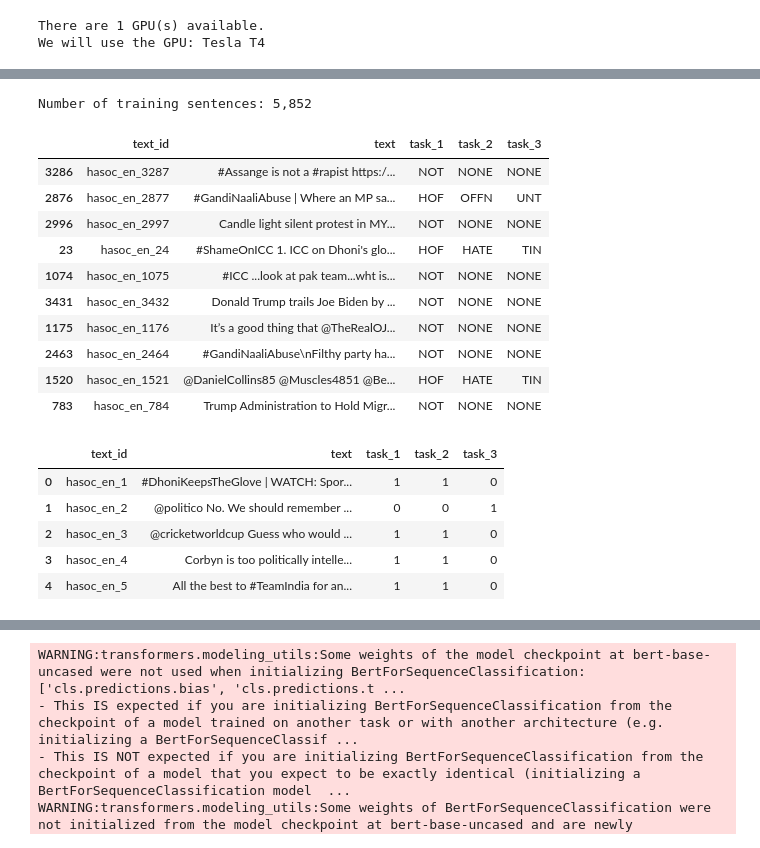
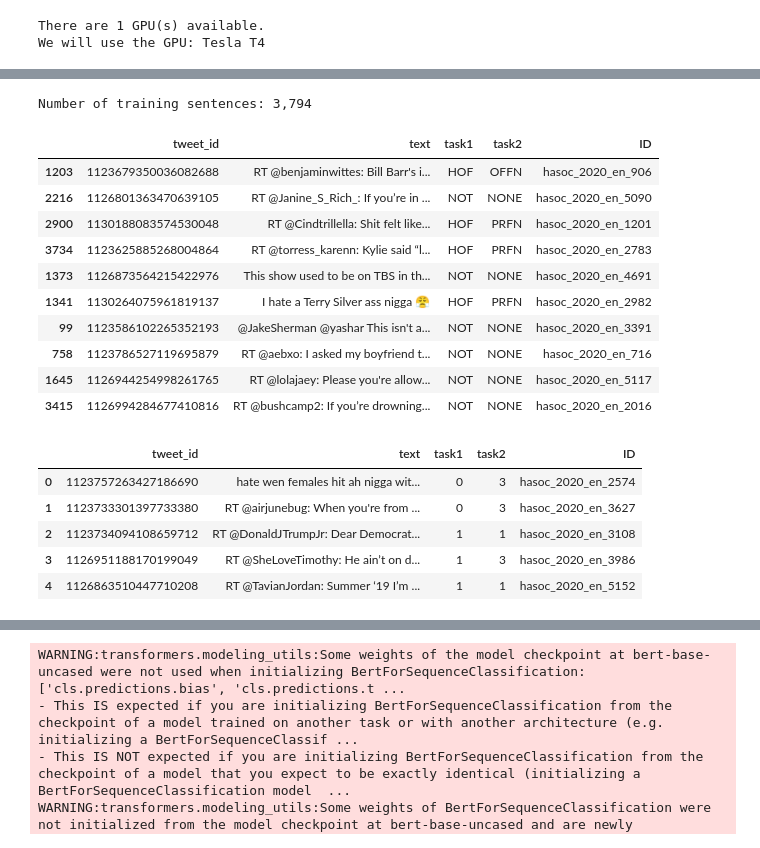
Before and after one commit to sayarghoshroy/Hate-Speech-Detection, a Jupyter notebook: bert-model-on-english-dataset.ipynb, the cells around one changed output, grey strips where cells are left out. Drawn from its saved outputs; the diff is of its cells as text; code cells hidden in the pictures.

Commit message:
[Add] Dataset for english HASOC 2020

```diff
--- a/bert-model-on-english-dataset.ipynb
+++ b/bert-model-on-english-dataset.ipynb
@@ -89,36 +90,35 @@ Thu Aug  6 11:47:50 2020
 +-----------------------------------------------------------------------------+
 # %%
-DATASET_PATH = '/home/jovyan/work/english_dataset/english_dataset.tsv'
+DATASET_PATH = '/home/jovyan/work/Hate-Speech-Detection/hasoc_2020_en_train.csv'
 # %%
-df = pd.read_csv(DATASET_PATH, sep='\t')
+df = pd.read_csv(DATASET_PATH)
 print('Number of training sentences: {:,}\n'.format(df.shape[0]))
 df.sample(10)
 # %% [output]
-Number of training sentences: 5,852
+Number of training sentences: 3,794
-|  | text_id | text | task_1 | task_2 | task_3 |
-| 3286 | hasoc_en_3287 | #Assange is not a #rapist https:/... | NOT | NONE | NONE |
-| 2876 | hasoc_en_2877 | #GandiNaaliAbuse | Where an MP sa... | HOF | OFFN | UNT |
-| 2996 | hasoc_en_2997 | Candle light silent protest in MY... | NOT | NONE | NONE |
-| 23 | hasoc_en_24 | #ShameOnICC 1. ICC on Dhoni's glo... | HOF | HATE | TIN |
-| 1074 | hasoc_en_1075 | #ICC ...look at pak team...wht is... | NOT | NONE | NONE |
-| 3431 | hasoc_en_3432 | Donald Trump trails Joe Biden by ... | NOT | NONE | NONE |
-| 1175 | hasoc_en_1176 | It’s a good thing that @TheRealOJ... | NOT | NONE | NONE |
-| 2463 | hasoc_en_2464 | #GandiNaaliAbuse\nFilthy party ha... | NOT | NONE | NONE |
-| 1520 | hasoc_en_1521 | @DanielCollins85 @Muscles4851 @Be... | HOF | HATE | TIN |
-| 783 | hasoc_en_784 | Trump Administration to Hold Migr... | NOT | NONE | NONE |
+|  | tweet_id | text | task1 | task2 | ID |
+| 1203 | 1123679350036082688 | RT @benjaminwittes: Bill Barr's i... | HOF | OFFN | hasoc_2020_en_906 |
+| 2216 | 1126801363470639105 | RT @Janine_S_Rich_: If you’re in ... | NOT | NONE | hasoc_2020_en_5090 |
+| 2900 | 1130188083574530048 | RT @Cindtrillella: Shit felt like... | HOF | PRFN | hasoc_2020_en_1201 |
+| 3734 | 1123625885268004864 | RT @torress_karenn: Kylie said “l... | HOF | PRFN | hasoc_2020_en_2783 |
+| 1373 | 1126873564215422976 | This show used to be on TBS in th... | NOT | NONE | hasoc_2020_en_4691 |
+| 1341 | 1130264075961819137 | I hate a Terry Silver ass nigga 😤 | HOF | PRFN | hasoc_2020_en_2982 |
+| 99 | 1123586102265352193 | @JakeSherman @yashar This isn't a... | NOT | NONE | hasoc_2020_en_3391 |
+| 758 | 1123786527119695879 | RT @aebxo: I asked my boyfriend t... | NOT | NONE | hasoc_2020_en_716 |
+| 1645 | 1126944254998261765 | RT @lolajaey: Please you're allow... | NOT | NONE | hasoc_2020_en_5117 |
+| 3415 | 1126994284677410816 | RT @bushcamp2: If you’re drowning... | NOT | NONE | hasoc_2020_en_2016 |
 # %%
 LE = LabelEncoder()
-df['task_1'] = LE.fit_transform(df['task_1'])
-df['task_2'] = LE.fit_transform(df['task_2'])
-df['task_3'] = LE.fit_transform(df['task_3'])
+df['task1'] = LE.fit_transform(df['task1'])
+df['task2'] = LE.fit_transform(df['task2'])
 df.head()
 # %% [output]
-|  | text_id | text | task_1 | task_2 | task_3 |
-| 0 | hasoc_en_1 | #DhoniKeepsTheGlove | WATCH: Spor... | 1 | 1 | 0 |
-| 1 | hasoc_en_2 | @politico No. We should remember ... | 0 | 0 | 1 |
-| 2 | hasoc_en_3 | @cricketworldcup Guess who would ... | 1 | 1 | 0 |
-| 3 | hasoc_en_4 | Corbyn is too politically intelle... | 1 | 1 | 0 |
-| 4 | hasoc_en_5 | All the best to #TeamIndia for an... | 1 | 1 | 0 |
+|  | tweet_id | text | task1 | task2 | ID |
+| 0 | 1123757263427186690 | hate wen females hit ah nigga wit... | 0 | 3 | hasoc_2020_en_2574 |
+| 1 | 1123733301397733380 | RT @airjunebug: When you're from ... | 0 | 3 | hasoc_2020_en_3627 |
+| 2 | 1123734094108659712 | RT @DonaldJTrumpJr: Dear Democrat... | 1 | 1 | hasoc_2020_en_3108 |
+| 3 | 1126951188170199049 | RT @SheLoveTimothy: He ain’t on d... | 1 | 3 | hasoc_2020_en_3986 |
+| 4 | 1126863510447710208 | RT @TavianJordan: Summer ‘19 I’m ... | 1 | 1 | hasoc_2020_en_5152 |
 # %%
 df
 # %% [output]
```
Also changed, not shown: parts of 25 cells of this notebook, 2 other files.
